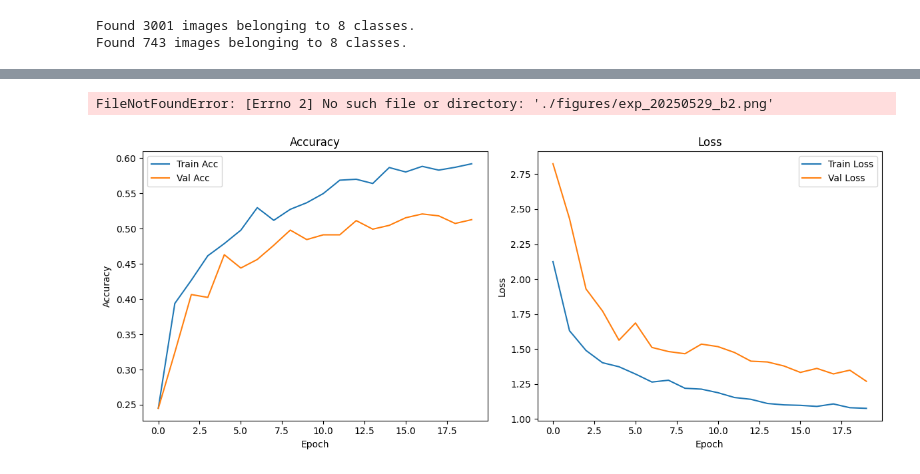
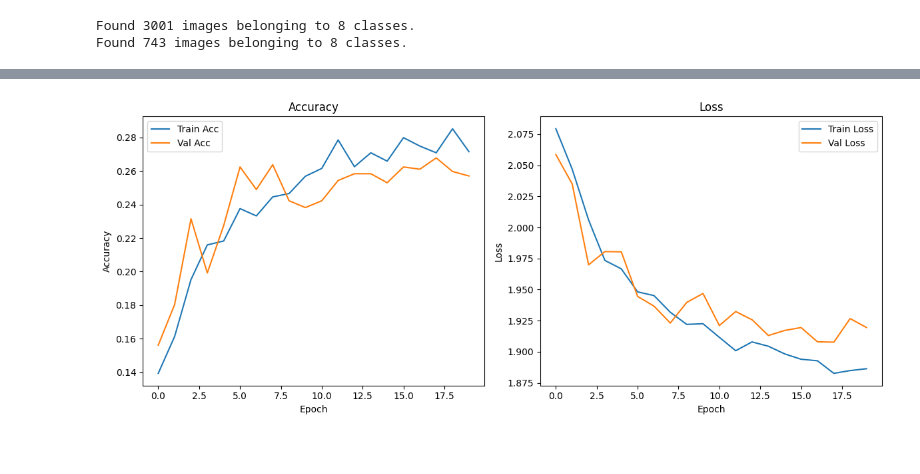
Before and after one commit to hojjang98/CV-Projects, a Jupyter notebook: real-time-daily-activity-recognizer/notebook/02_activity-training.ipynb, the cells around one changed output, grey strips where cells are left out. Saved outputs shown, nothing was run; the diff lists cells and outputs as text; code cells hidden in the pictures.

```diff
--- a/real-time-daily-activity-recognizer/notebook/02_activity-training.ipynb
+++ b/real-time-daily-activity-recognizer/notebook/02_activity-training.ipynb
@@ -3,9 +27,8 @@ import os
 import numpy as np
 import matplotlib.pyplot as plt
 import tensorflow as tf
-from tensorflow.keras.models import Model
-from tensorflow.keras.layers import GlobalAveragePooling2D, Dense, Dropout
-from tensorflow.keras.applications import MobileNetV2
+from tensorflow.keras.models import Sequential
+from tensorflow.keras.layers import Conv2D, MaxPooling2D, Flatten, Dense, Dropout
 from tensorflow.keras.preprocessing.image import ImageDataGenerator
 from tensorflow.keras.callbacks import ReduceLROnPlateau, EarlyStopping
 from sklearn.utils.class_weight import compute_class_weight
@@ -16,26 +39,23 @@ BATCH_SIZE = 32
 EPOCHS = 20
 data_dir = r"C:\Users\ghwns\HJ_git\CV-Projects\real-time-daily-activity-recognizer\images"
 
-# ✅ Data Augmentation
+# ✅ Data Augmentation (Grayscale)
 datagen = ImageDataGenerator(
     rescale=1./255,
     validation_split=0.2,
-    rotation_range=45,  # 강화된 증강
-    width_shift_range=0.3,
-    height_shift_range=0.3,
-    shear_range=0.3,
-    zoom_range=0.4,
-    horizontal_flip=True,
-    brightness_range=[0.6, 1.4],
-    channel_shift_range=30.0
+    rotation_range=20,
+    zoom_range=0.2,
+    width_shift_range=0.1,
+    height_shift_range=0.1,
+    horizontal_flip=True
 )
 
-# ✅ Data Loader
 train_gen = datagen.flow_from_directory(
     data_dir,
     target_size=(IMG_SIZE, IMG_SIZE),
     batch_size=BATCH_SIZE,
     class_mode='categorical',
+    color_mode='grayscale',  # ✅ 그레이스케일로 로드
     subset='training',
     shuffle=True
 )
@@ -45,6 +65,7 @@ val_gen = datagen.flow_from_directory(
     target_size=(IMG_SIZE, IMG_SIZE),
     batch_size=BATCH_SIZE,
     class_mode='categorical',
+    color_mode='grayscale',
     subset='validation',
     shuffle=False
 )
@@ -57,17 +78,22 @@ class_weights = compute_class_weight(
 )
 class_weights = dict(enumerate(class_weights))
 
-# ✅ Model Setup (MobileNetV2 + Fine-tuning)
-base_model = MobileNetV2(weights='imagenet', include_top=False, input_shape=(IMG_SIZE, IMG_SIZE, 3))
-base_model.trainable = True
-for layer in base_model.layers[:-20]:
-    layer.trainable = False
+# ✅ Custom CNN Model
+model = Sequential([
+    Conv2D(32, (3, 3), activation='relu', input_shape=(IMG_SIZE, IMG_SIZE, 1)),
+    MaxPooling2D(2, 2),
 
-x = base_model.output
-x = GlobalAveragePooling2D()(x)
-x = Dropout(0.5)(x)
-output = Dense(train_gen.num_classes, activation='softmax')(x)
-model = Model(inputs=base_model.input, outputs=output)
+    Conv2D(64, (3, 3), activation='relu'),
+    MaxPooling2D(2, 2),
+
+    Conv2D(128, (3, 3), activation='relu'),
+    MaxPooling2D(2, 2),
+
+    Flatten(),
+    Dropout(0.5),
+    Dense(128, activation='relu'),
+    Dense(train_gen.num_classes, activation='softmax')
+])
 
 model.compile(
     optimizer=tf.keras.optimizers.Adam(learning_rate=1e-4),
@@ -88,11 +114,11 @@ history = model.fit(
     class_weight=class_weights
 )
 
-# ✅ Best Result
+# ✅ Best Epoch & Accuracy
 best_epoch = max(enumerate(history.history['val_accuracy']), key=lambda x: x[1])
 print(f"\n🏆 Best Val Acc: {best_epoch[1]:.4f} at Epoch {best_epoch[0] + 1}")
 
-# ✅ Plot
+# ✅ Visualization
 plt.figure(figsize=(12, 5))
 
 plt.subplot(1, 2, 1)
@@ -110,6 +136,7 @@ plt.title('Loss')
 plt.xlabel('Epoch')
 plt.ylabel('Loss')
 plt.legend()
+
 plt.tight_layout()
 plt.show()
 # %% [output]
@@ -135,2 +162 @@ Restoring model weights from the end of the best epoch: 20.
-FileNotFoundError: [Errno 2] No such file or directory: './figures/exp_20250529_b2.png'
-[figure, old version]
+[figure, new version]
```
Also changed, not shown: parts of 2 cells of this notebook, 3 other files.
